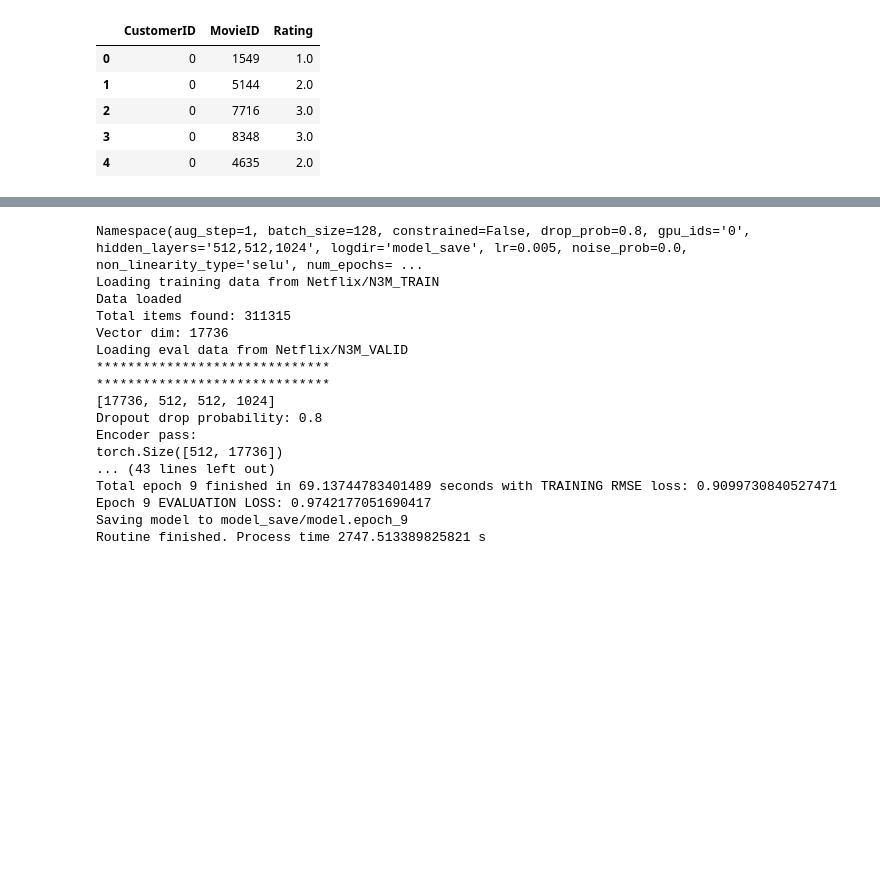
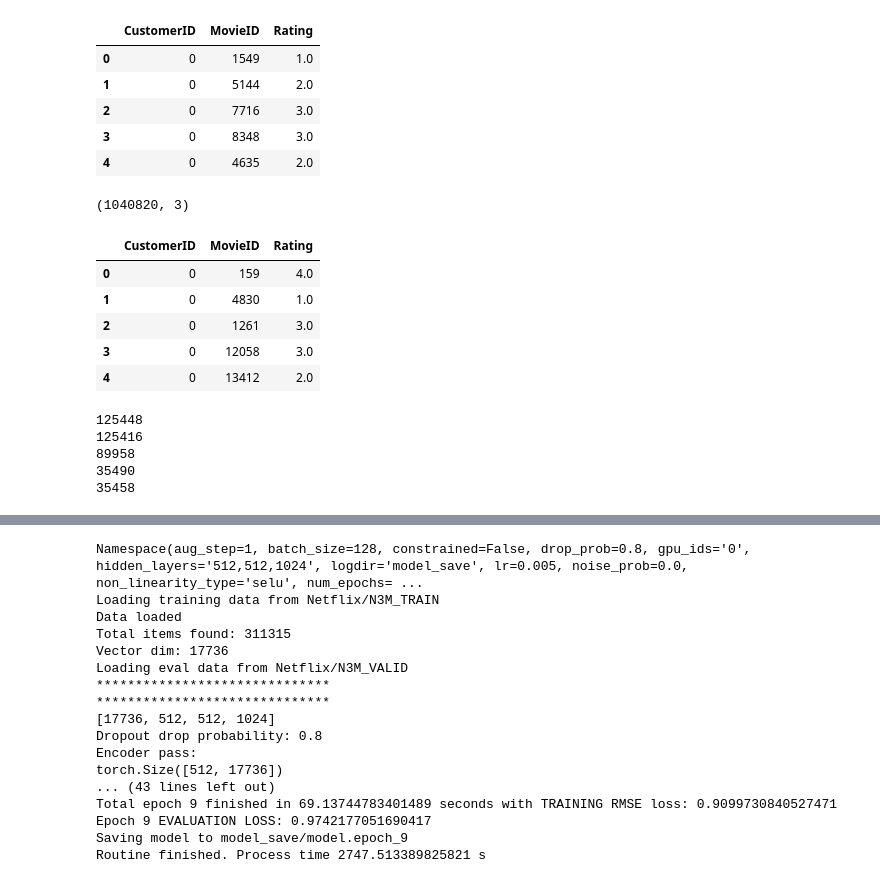
Before and after one commit to miguelgfierro/ai_projects, a Jupyter notebook: Intro_to_Recommendation_Systems/Intro_Recommender.ipynb, the cells around one changed output, grey strips where cells are left out. Saved outputs shown, nothing was run; the diff lists cells and outputs as text; code cells hidden in the pictures; blank space fills up the shorter version.

```diff
--- a/Intro_to_Recommendation_Systems/Intro_Recommender.ipynb
+++ b/Intro_to_Recommendation_Systems/Intro_Recommender.ipynb
@@ -110,6 +110,39 @@ df.head()
 | 2 | 0 | 7716 | 3.0 |
 | 3 | 0 | 8348 | 3.0 |
 | 4 | 0 | 4635 | 2.0 |
+# %%
+nf_3m_test = os.path.join(NF_DATA, 'N3M_TEST', 'n3m.test.txt')
+df2 = pd.read_csv(nf_3m_test, names=['CustomerID','MovieID','Rating'], sep='\t')
+print(df2.shape)
+df2.head()
+# %% [output]
+(1040820, 3)
+|  | CustomerID | MovieID | Rating |
+| 0 | 0 | 159 | 4.0 |
+| 1 | 0 | 4830 | 1.0 |
+| 2 | 0 | 1261 | 3.0 |
+| 3 | 0 | 12058 | 3.0 |
+| 4 | 0 | 13412 | 2.0 |
+# %%
+uids_train = df['CustomerID'].unique().tolist()
+print(len(uids_train))
+uids_test = df2['CustomerID'].unique().tolist()
+print(len(uids_test))
+common = list(set(uids_train) & set(uids_test))
+print(len(common))
+#a=[1,2,3,4,5]
+#b= [2,4,1, 7]
+#list(set(a) - set(b))
+unique_train = list(set(uids_train)-set(uids_test))
+print(len(unique_train))
+unique_test = list(set(uids_test)-set(uids_train))
+print(len(unique_test))
+# %% [output]
+125448
+125416
+89958
+35490
+35458
 # %% [markdown]
 ## Deep Autoencoder for Collaborative Filtering
 
```
Also changed, not shown: parts of 13 cells of this notebook, 2 other files.
